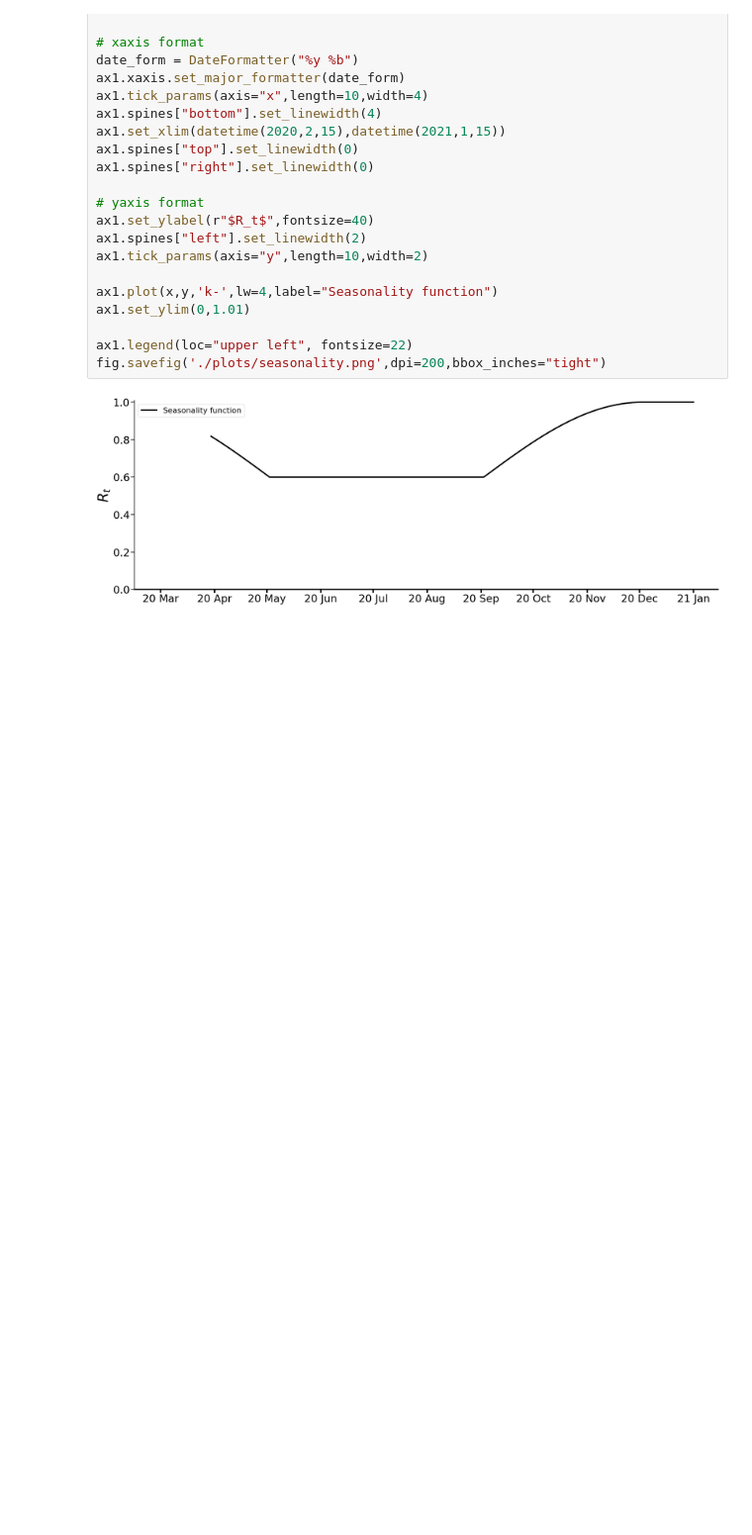
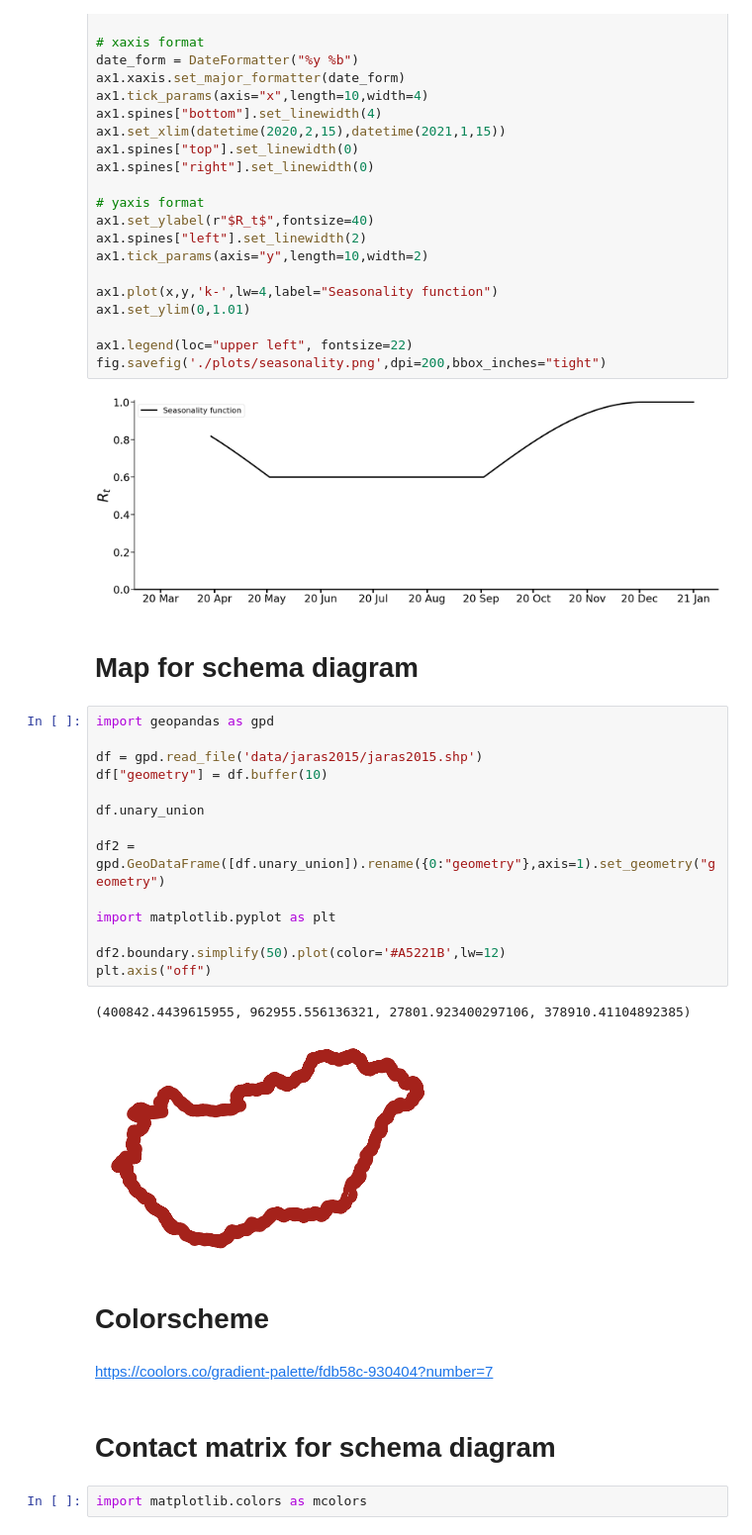
Before and after one commit to zsvizi/r-eff-social-contact-surveys-covid-19-hungary, a Jupyter notebook: manuscript_figures.ipynb, the cells around one changed output. Shown at 99% size. Drawn from its saved outputs; the diff is of its cells as text; blank space fills up the shorter version.

Commit message:
Latest version of manuscript figure.

```diff
--- a/manuscript_figures.ipynb
+++ b/manuscript_figures.ipynb
@@ -253,3 +265,30 @@ ax1.legend(loc="upper left", fontsize=22)
 fig.savefig('./plots/seasonality.png',dpi=200,bbox_inches="tight")
 # %% [output]
 [figure]
+# %% [markdown]
+# Map for schema diagram
+# %%
+import geopandas as gpd
+
+df = gpd.read_file('data/jaras2015/jaras2015.shp')
+df["geometry"] = df.buffer(10)
+
+df.unary_union
+
+df2 = gpd.GeoDataFrame([df.unary_union]).rename({0:"geometry"},axis=1).set_geometry("geometry")
+
+import matplotlib.pyplot as plt
+
+df2.boundary.simplify(50).plot(color='#A5221B',lw=12)
+plt.axis("off")
+# %% [output]
+(400842.4439615955, 962955.556136321, 27801.923400297106, 378910.41104892385)
+[figure, added]
+# %% [markdown]
+# Colorscheme
+# %% [markdown]
+https://coolors.co/gradient-palette/fdb58c-930404?number=7
+# %% [markdown]
+# Contact matrix for schema diagram
+# %%
+import matplotlib.colors as mcolors
```
Also changed, not shown: parts of 10 cells of this notebook.
